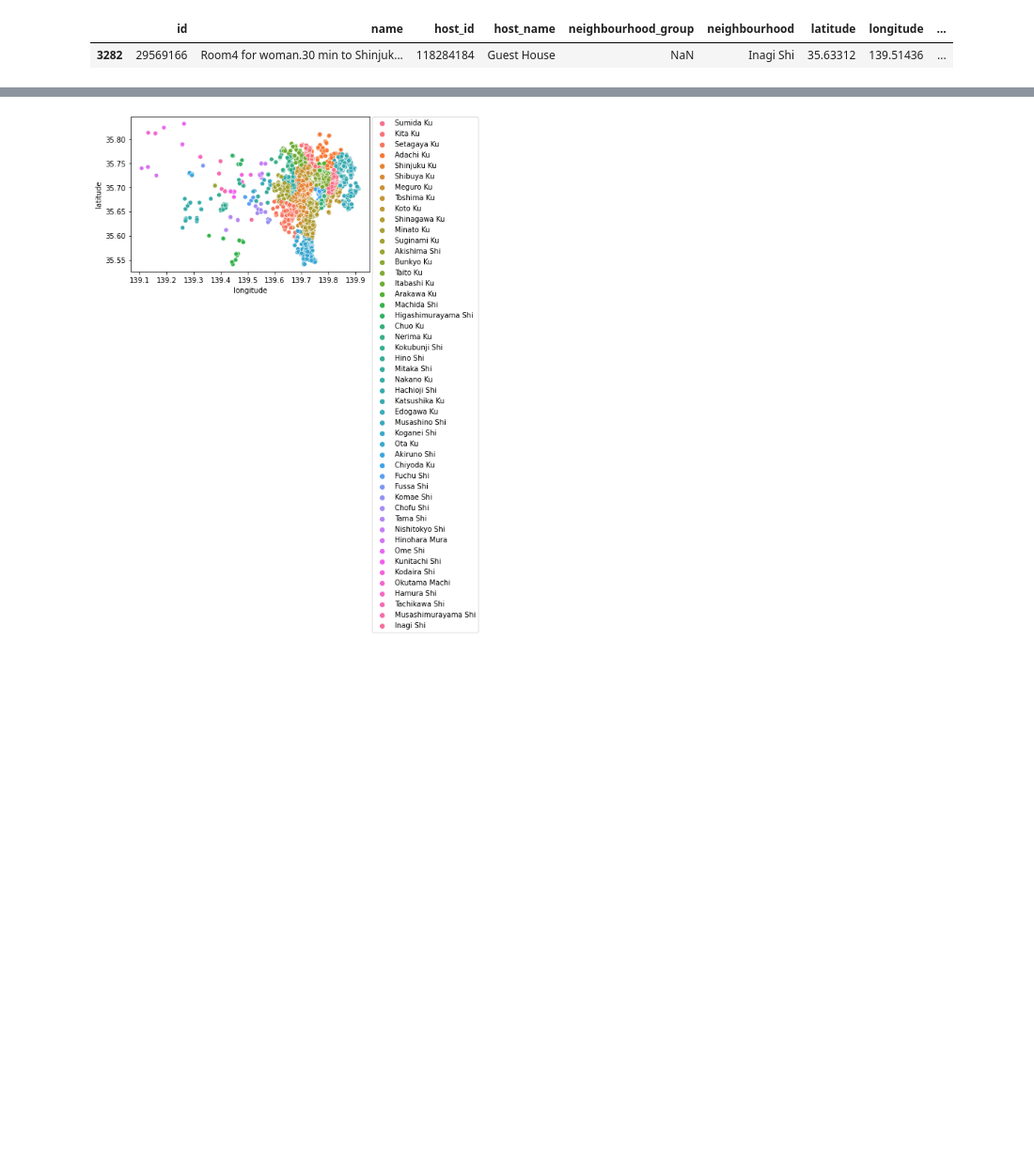
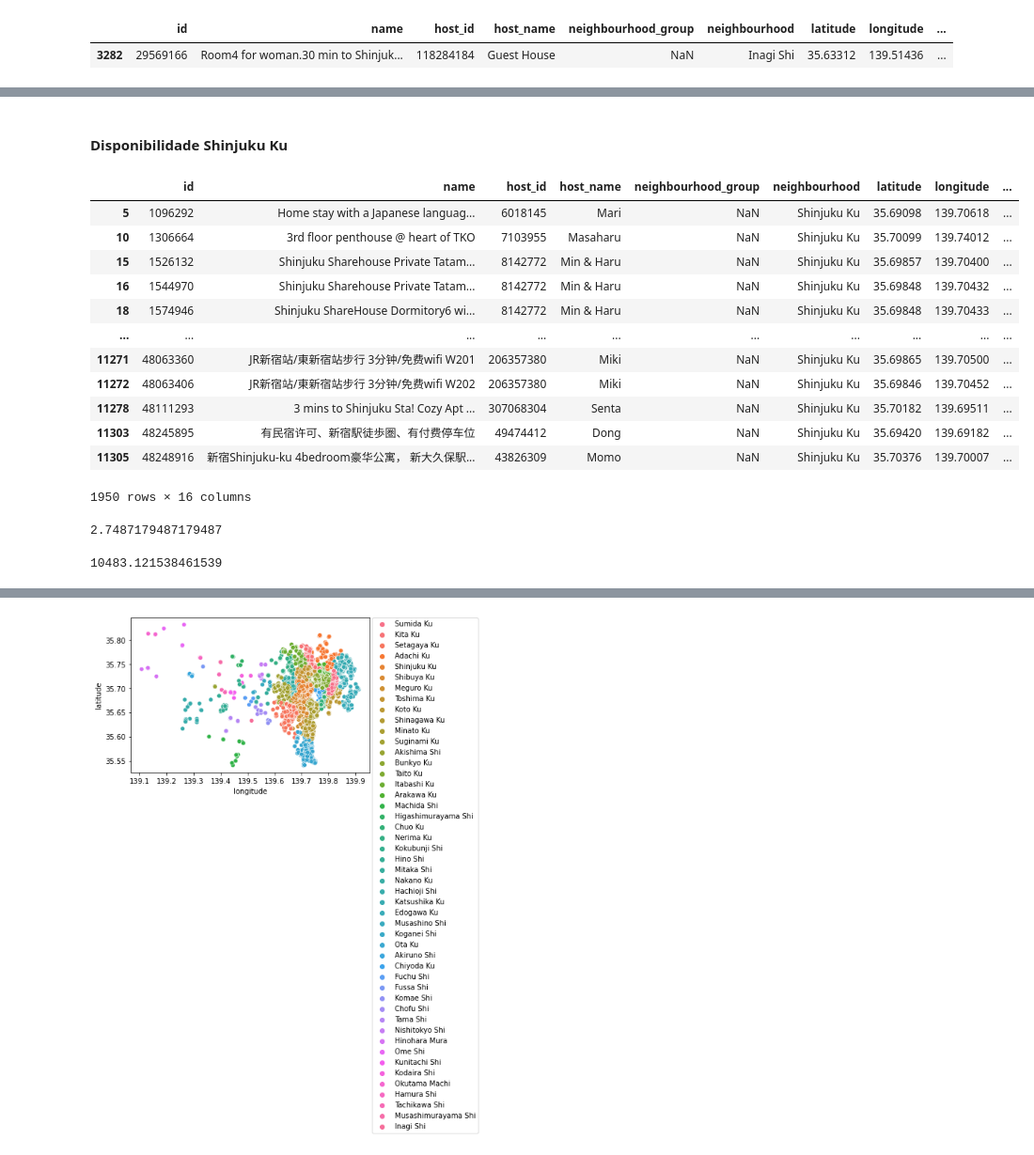
Before and after one commit to lordavalo/Portifolio, a Jupyter notebook: Tokyo.ipynb, the cells around one changed output, grey strips where cells are left out. Shown: that part at 94% size. Cells and saved outputs as stored; diff of their text form; code cells hidden in the pictures; blank space fills up the shorter version.

```diff
--- a/Tokyo.ipynb
+++ b/Tokyo.ipynb
@@ -441,0 +479,29 @@ df_clean[df_clean['neighbourhood']== 'Inagi Shi']
+# %% [markdown]
+#### Disponibilidade Shinjuku Ku
+# %%
+# Maior Disponibilidade por Região (Shinjuku Ku)
+df_clean.loc[(df_clean['neighbourhood'] == 'Shinjuku Ku')] #& (df_clean['room_type'] == 'Entire home/apt')]
+# %% [output]
+|  | id | name | host_id | host_name | neighbourhood_group | neighbourhood | latitude | longitude | ... |
+| 5 | 1096292 | Home stay with a Japanese languag... | 6018145 | Mari | NaN | Shinjuku Ku | 35.69098 | 139.70618 | ... |
+| 10 | 1306664 | 3rd floor penthouse @ heart of TKO | 7103955 | Masaharu | NaN | Shinjuku Ku | 35.70099 | 139.74012 | ... |
+| 15 | 1526132 | Shinjuku Sharehouse Private Tatam... | 8142772 | Min & Haru | NaN | Shinjuku Ku | 35.69857 | 139.70400 | ... |
+| 16 | 1544970 | Shinjuku Sharehouse Private Tatam... | 8142772 | Min & Haru | NaN | Shinjuku Ku | 35.69848 | 139.70432 | ... |
+| 18 | 1574946 | Shinjuku ShareHouse Dormitory6 wi... | 8142772 | Min & Haru | NaN | Shinjuku Ku | 35.69848 | 139.70433 | ... |
+| ... | ... | ... | ... | ... | ... | ... | ... | ... | ... |
+| 11271 | 48063360 | JR新宿站/東新宿站步行 3分钟/免费wifi W201 | 206357380 | Miki | NaN | Shinjuku Ku | 35.69865 | 139.70500 | ... |
+| 11272 | 48063406 | JR新宿站/東新宿站步行 3分钟/免费wifi W202 | 206357380 | Miki | NaN | Shinjuku Ku | 35.69846 | 139.70452 | ... |
+| 11278 | 48111293 | 3 mins to Shinjuku Sta! Cozy Apt ... | 307068304 | Senta | NaN | Shinjuku Ku | 35.70182 | 139.69511 | ... |
+| 11303 | 48245895 | 有民宿许可、新宿駅徒歩圏、有付费停车位 | 49474412 | Dong | NaN | Shinjuku Ku | 35.69420 | 139.69182 | ... |
+| 11305 | 48248916 | 新宿Shinjuku-ku 4bedroom豪华公寓， 新大久保駅... | 43826309 | Momo | NaN | Shinjuku Ku | 35.70376 | 139.70007 | ... |
+1950 rows × 16 columns
+# %%
+#Média de Diárias (minimum_nights)
+df_clean.loc[(df_clean['neighbourhood'] == 'Shinjuku Ku')].mean().minimum_nights
+# %% [output]
+2.7487179487179487
+# %%
+#media de preço
+df_clean.loc[(df_clean['neighbourhood'] == 'Shinjuku Ku')].mean().price
+# %% [output]
+10483.121538461539
```
Also changed, not shown: parts of 11 cells of this notebook.
